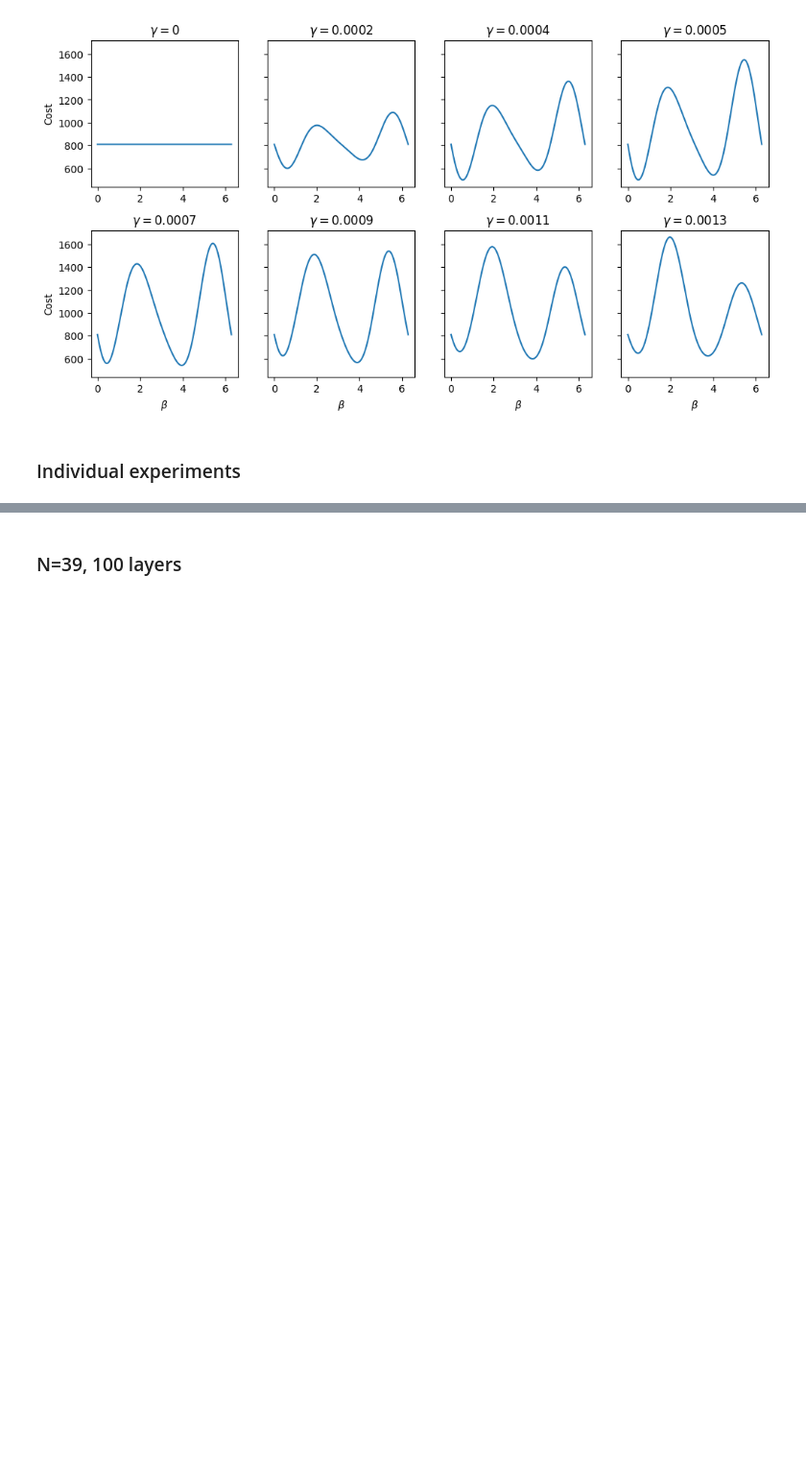
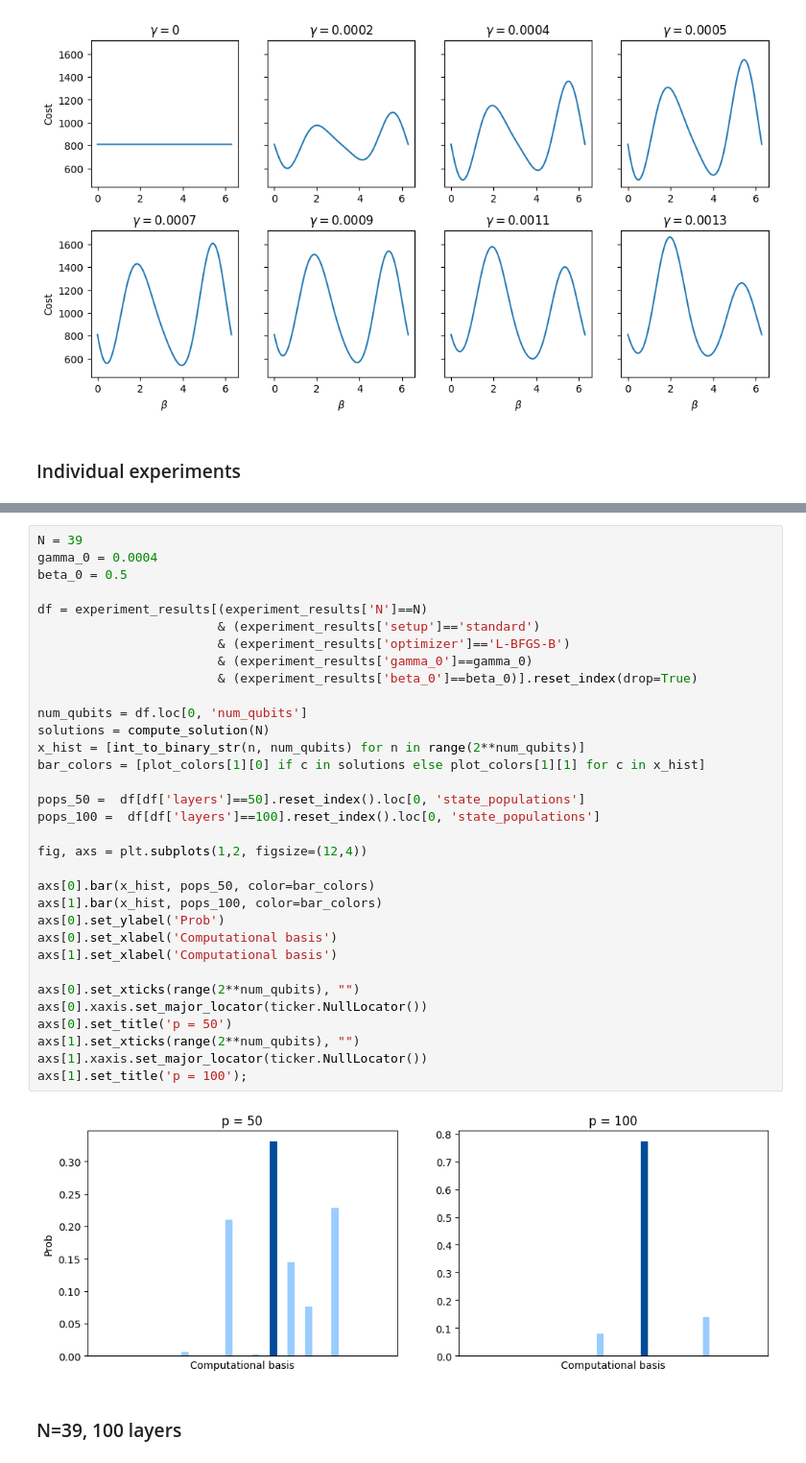
Before and after one commit to fpllcr/master-thesis, a Jupyter notebook: qaoa_factorization/notebooks/analysis.ipynb, the cells around one changed output, grey strips where cells are left out. Shown at 96% size. Cells and saved outputs as stored; diff of their text form; blank space fills up the shorter version.

```diff
--- a/qaoa_factorization/notebooks/analysis.ipynb
+++ b/qaoa_factorization/notebooks/analysis.ipynb
@@ -293,6 +293,41 @@ for idx_row, p in enumerate(samples):
 [figure]
 [figure]
 [figure]
+# %%
+N = 39
+gamma_0 = 0.0004
+beta_0 = 0.5
+
+df = experiment_results[(experiment_results['N']==N)
+                        & (experiment_results['setup']=='standard')
+                        & (experiment_results['optimizer']=='L-BFGS-B')
+                        & (experiment_results['gamma_0']==gamma_0)
+                        & (experiment_results['beta_0']==beta_0)].reset_index(drop=True)
+
+num_qubits = df.loc[0, 'num_qubits']
+solutions = compute_solution(N)
+x_hist = [int_to_binary_str(n, num_qubits) for n in range(2**num_qubits)]
+bar_colors = [plot_colors[1][0] if c in solutions else plot_colors[1][1] for c in x_hist]
+
+pops_50 =  df[df['layers']==50].reset_index().loc[0, 'state_populations']
+pops_100 =  df[df['layers']==100].reset_index().loc[0, 'state_populations']
+
+fig, axs = plt.subplots(1,2, figsize=(12,4))
+
+axs[0].bar(x_hist, pops_50, color=bar_colors)
+axs[1].bar(x_hist, pops_100, color=bar_colors)
+axs[0].set_ylabel('Prob')
+axs[0].set_xlabel('Computational basis')
+axs[1].set_xlabel('Computational basis')
+
+axs[0].set_xticks(range(2**num_qubits), "")
+axs[0].xaxis.set_major_locator(ticker.NullLocator())
+axs[0].set_title('p = 50')
+axs[1].set_xticks(range(2**num_qubits), "")
+axs[1].xaxis.set_major_locator(ticker.NullLocator())
+axs[1].set_title('p = 100');
+# %% [output]
+[figure, added]
 # %% [markdown]
 ### N=39, 100 layers
 # %%
```
Also changed, not shown: parts of 4 cells of this notebook, 2 other files.
